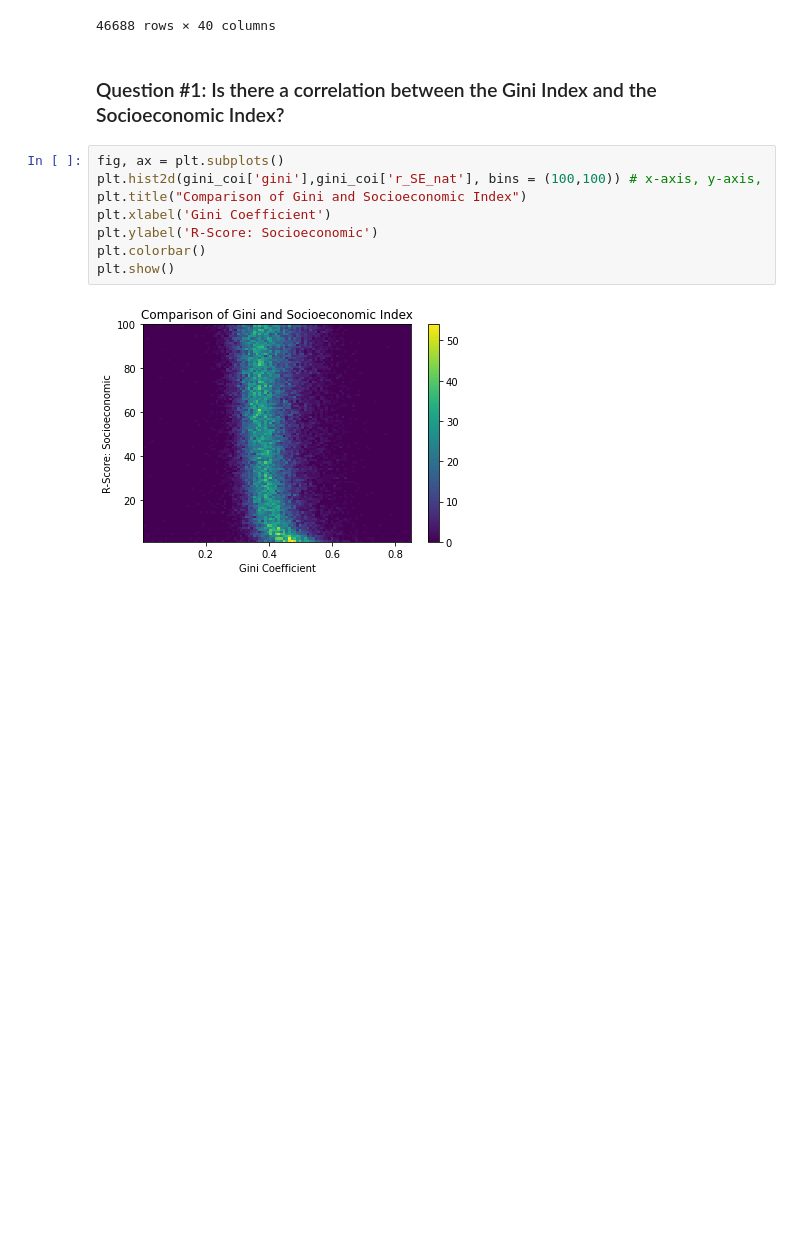
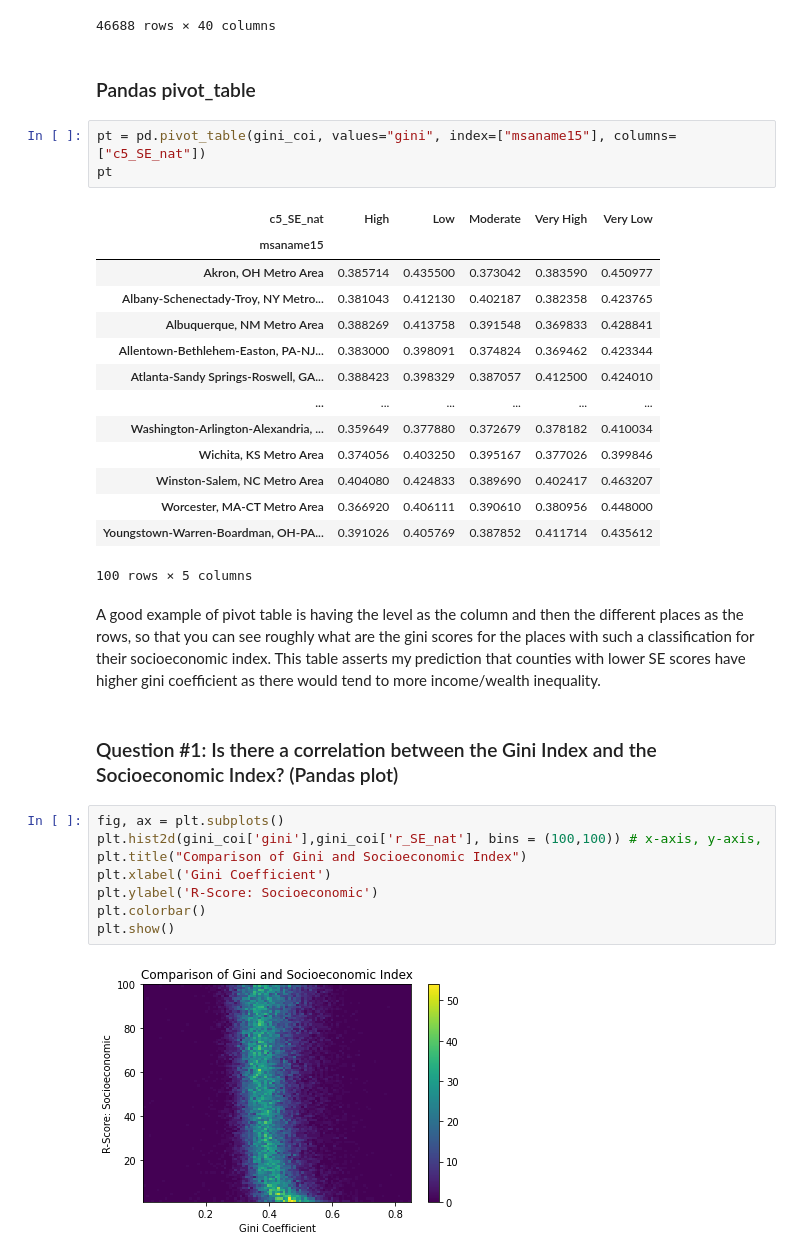
Before and after one commit to KarenMai/child-opportunity-index-analysis, a Jupyter notebook: COI_Gini.ipynb, the cells around one changed output. Cells and saved outputs as stored; diff of their text form; blank space fills up the shorter version.

Commit message:
Adding the Pivot Table

```diff
--- a/COI_Gini.ipynb
+++ b/COI_Gini.ipynb
@@ -89,8 +89,30 @@ gini_coi
 | 72003 | 55133204501 | 2015 | 1.0 | 33340.0 | Milwaukee-Waukesha-West Allis, WI... | 55133 | 55 | WI | 561 | 0.039645 | ... |
 | 72004 | 55133204502 | 2015 | 1.0 | 33340.0 | Milwaukee-Waukesha-West Allis, WI... | 55133 | 55 | WI | 1257 | 0.061598 | ... |
 46688 rows × 40 columns
+# %% [markdown]
+### Pandas pivot_table
+# %%
+pt = pd.pivot_table(gini_coi, values="gini", index=["msaname15"], columns=["c5_SE_nat"])
+pt
+# %% [output]
+| c5_SE_nat | High | Low | Moderate | Very High | Very Low |
+| msaname15 |  |  |  |  |  |
+| Akron, OH Metro Area | 0.385714 | 0.435500 | 0.373042 | 0.383590 | 0.450977 |
+| Albany-Schenectady-Troy, NY Metro... | 0.381043 | 0.412130 | 0.402187 | 0.382358 | 0.423765 |
+| Albuquerque, NM Metro Area | 0.388269 | 0.413758 | 0.391548 | 0.369833 | 0.428841 |
+| Allentown-Bethlehem-Easton, PA-NJ... | 0.383000 | 0.398091 | 0.374824 | 0.369462 | 0.423344 |
+| Atlanta-Sandy Springs-Roswell, GA... | 0.388423 | 0.398329 | 0.387057 | 0.412500 | 0.424010 |
+| ... | ... | ... | ... | ... | ... |
+| Washington-Arlington-Alexandria, ... | 0.359649 | 0.377880 | 0.372679 | 0.378182 | 0.410034 |
+| Wichita, KS Metro Area | 0.374056 | 0.403250 | 0.395167 | 0.377026 | 0.399846 |
+| Winston-Salem, NC Metro Area | 0.404080 | 0.424833 | 0.389690 | 0.402417 | 0.463207 |
+| Worcester, MA-CT Metro Area | 0.366920 | 0.406111 | 0.390610 | 0.380956 | 0.448000 |
+| Youngstown-Warren-Boardman, OH-PA... | 0.391026 | 0.405769 | 0.387852 | 0.411714 | 0.435612 |
+100 rows × 5 columns
+# %% [markdown]
+A good example of pivot table is having the level as the column and then the different places as the rows, so that you can see roughly what are the gini scores for the places with such a classification for their socioeconomic index. This table asserts my prediction that counties with lower SE scores have higher gini coefficient as there would tend to more income/wealth inequality.
 # %% [markdown]
-### Question #1: Is there a correlation between the Gini Index and the Socioeconomic Index?
+### Question #1: Is there a correlation between the Gini Index and the Socioeconomic Index? (Pandas plot)
 # %%
 fig, ax = plt.subplots()
 plt.hist2d(gini_coi['gini'],gini_coi['r_SE_nat'], bins = (100,100)) # x-axis, y-axis,
```
Also changed, not shown: parts of 3 cells of this notebook.
